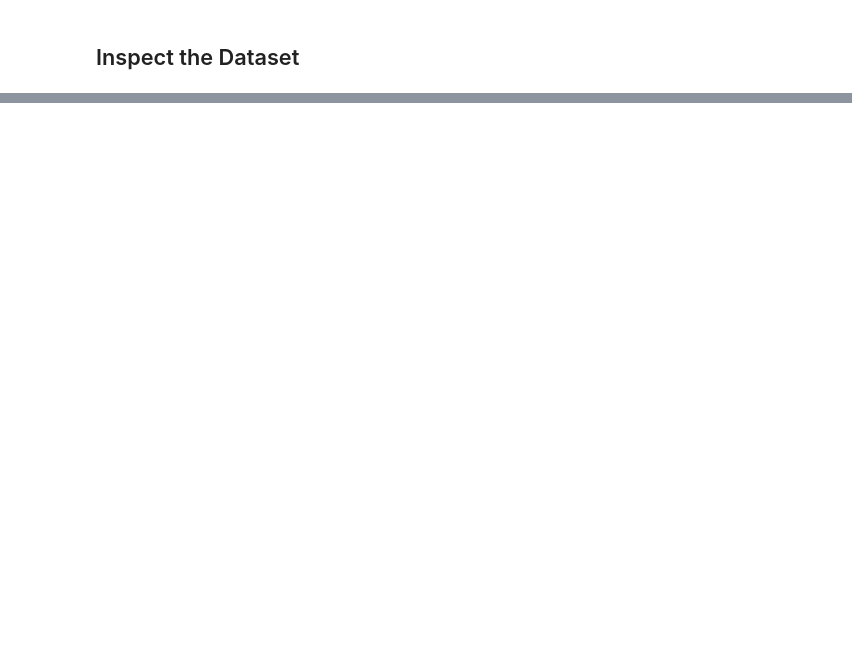
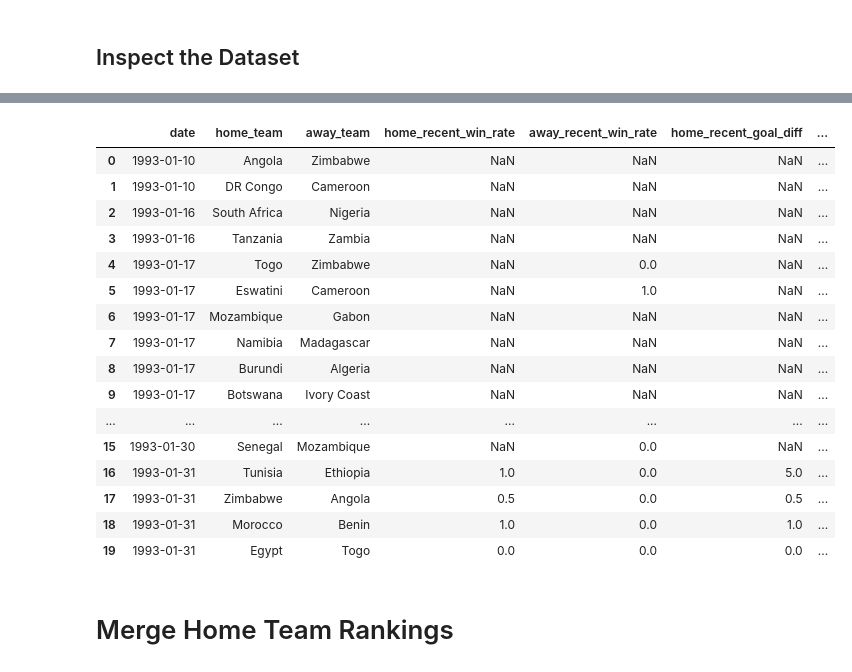
Before and after one commit to LooCodes/DS-UA-100-Final-Project, a Jupyter notebook: notebooks/01_data_cleaning.ipynb, the cells around one changed output, grey strips where cells are left out. Drawn from its saved outputs; the diff is of its cells as text; code cells hidden in the pictures; blank space fills up the shorter version.

```diff
--- a/notebooks/01_data_cleaning.ipynb
+++ b/notebooks/01_data_cleaning.ipynb
@@ -98,0 +267,20 @@ df.to_csv("../data/processed/matches_cleaned.csv", index=False)
+# %%
+TEAM_NAME_FIXES = {
+    "United States": "USA",
+    "South Korea": "Korea Republic",
+    "North Korea": "Korea DPR",
+    "Ivory Coast": "Côte d'Ivoire",
+    "Czech Republic": "Czechia",
+    "Iran": "IR Iran",
+    "Cape Verde": "Cabo Verde",
+    "DR Congo": "Congo DR",
+    "Democratic Republic of the Congo": "Congo DR",
+    "China": "China PR",
+    "Kyrgyzstan": "Kyrgyz Republic",
+    "Turkey": "Türkiye",
+}
+
+matches["home_team_rank_name"] = matches["home_team"].replace(TEAM_NAME_FIXES)
+matches["away_team_rank_name"] = matches["away_team"].replace(TEAM_NAME_FIXES)
+
+display(matches[["home_team", "home_team_rank_name", "away_team", "away_team_rank_name"]].head())
@@ -98,0 +337,58 @@ df.to_csv("../data/processed/matches_cleaned.csv", index=False)
+# %%
+home_recent_stats = matches.apply(
+    lambda row: get_recent_team_stats(
+        matches,
+        row["home_team"],
+        row["date"],
+        n=5
+    ),
+    axis=1
+)
+
+away_recent_stats = matches.apply(
+    lambda row: get_recent_team_stats(
+        matches,
+        row["away_team"],
+        row["date"],
+        n=5
+    ),
+    axis=1
+)
+
+matches["home_recent_win_rate"] = home_recent_stats["recent_win_rate"]
+matches["home_recent_goal_diff"] = home_recent_stats["recent_goal_diff"]
+
+matches["away_recent_win_rate"] = away_recent_stats["recent_win_rate"]
+matches["away_recent_goal_diff"] = away_recent_stats["recent_goal_diff"]
+
+display(matches[
+    [
+        "date",
+        "home_team",
+        "away_team",
+        "home_recent_win_rate",
+        "away_recent_win_rate",
+        "home_recent_goal_diff",
+        "away_recent_goal_diff",
+    ]
+].head(20))
+# %% [output]
+|  | date | home_team | away_team | home_recent_win_rate | away_recent_win_rate | home_recent_goal_diff | ... |
+| 0 | 1993-01-10 | Angola | Zimbabwe | NaN | NaN | NaN | ... |
+| 1 | 1993-01-10 | DR Congo | Cameroon | NaN | NaN | NaN | ... |
+| 2 | 1993-01-16 | South Africa | Nigeria | NaN | NaN | NaN | ... |
+| 3 | 1993-01-16 | Tanzania | Zambia | NaN | NaN | NaN | ... |
+| 4 | 1993-01-17 | Togo | Zimbabwe | NaN | 0.0 | NaN | ... |
+| 5 | 1993-01-17 | Eswatini | Cameroon | NaN | 1.0 | NaN | ... |
+| 6 | 1993-01-17 | Mozambique | Gabon | NaN | NaN | NaN | ... |
+| 7 | 1993-01-17 | Namibia | Madagascar | NaN | NaN | NaN | ... |
+| 8 | 1993-01-17 | Burundi | Algeria | NaN | NaN | NaN | ... |
+| 9 | 1993-01-17 | Botswana | Ivory Coast | NaN | NaN | NaN | ... |
+| ... | ... | ... | ... | ... | ... | ... | ... |
+| 15 | 1993-01-30 | Senegal | Mozambique | NaN | 0.0 | NaN | ... |
+| 16 | 1993-01-31 | Tunisia | Ethiopia | 1.0 | 0.0 | 5.0 | ... |
+| 17 | 1993-01-31 | Zimbabwe | Angola | 0.5 | 0.0 | 0.5 | ... |
+| 18 | 1993-01-31 | Morocco | Benin | 1.0 | 0.0 | 1.0 | ... |
+| 19 | 1993-01-31 | Egypt | Togo | 0.0 | 0.0 | 0.0 | ... |
+# %% [markdown]
+# Merge Home Team Rankings
```
Also changed, not shown: parts of 36 cells of this notebook, 4 other files.
